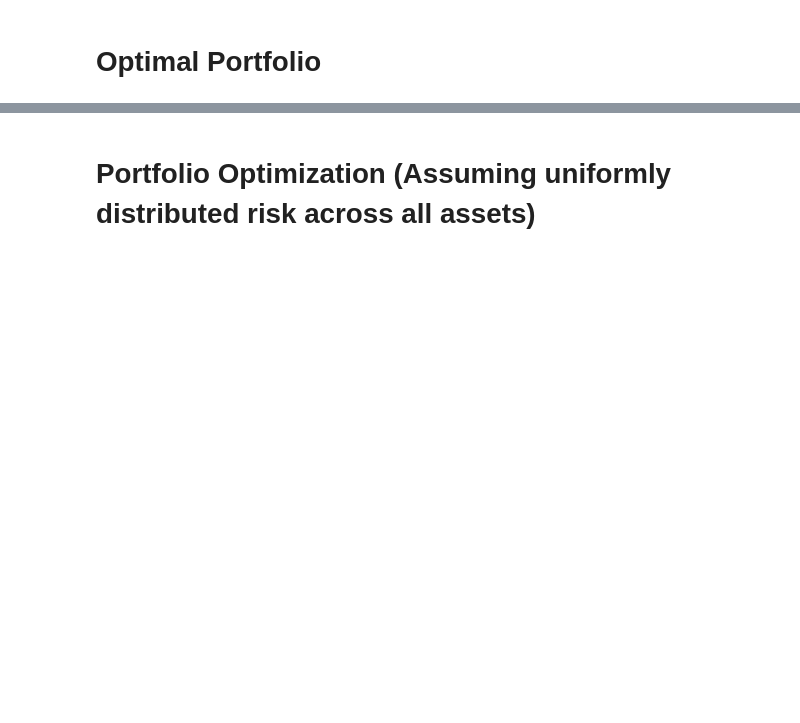
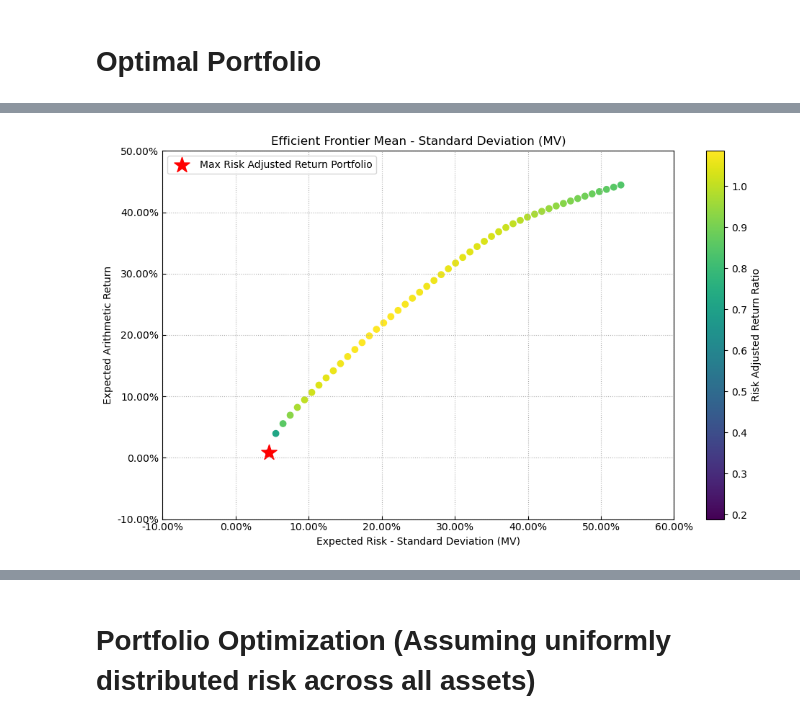
Before and after one commit to ssenhouse/Project1, a Jupyter notebook: fab_five_portfolio_picker.ipynb, the cells around one changed output, grey strips where cells are left out. Cells and saved outputs as stored; diff of their text form; code cells hidden in the pictures; blank space fills up the shorter version.

```diff
--- a/fab_five_portfolio_picker.ipynb
+++ b/fab_five_portfolio_picker.ipynb
@@ -186,0 +204,7 @@ ax = rp.plot_pie(w=w, title='Risk Aversion Portfolio', others=0.05, nrow=25, cma
+# %%
+# Calculating the efficient frontier for the portfolio
+points = 50 # Number of points of the frontier
+
+frontier = port.efficient_frontier(model=model, rm=rm, points=points, rf=rf, hist=hist)
+
+display(frontier.T.head())
@@ -187,3 +219,28 @@ ax = rp.plot_pie(w=w, title='Risk Aversion Portfolio', others=0.05, nrow=25, cma
+# %%
+label = 'Max Risk Adjusted Return Portfolio'
+mu = port.mu
+cov = port.cov
+returns = port.returns
+
+ax = rp.plot_frontier(w_frontier=frontier,
+                      mu=mu,
+                      cov=cov,
+                      returns=returns,
+                      rm=rm,
+                      rf=0,
+                      alpha=0.05,
+                      cmap='viridis',
+                      w=w,
+                      label=label,
+                      marker='*',
+                      s=16,
+                      c='r',
+                      height=6,
+                      width=10,
+                      t_factor=252,
+                      ax=None)
+# %% [output]
+[figure, added]
 # %%
 ax = rp.plot_risk_con(w, cov=port.cov, returns=port.returns, rm=rm, rf=0, alpha=0.01,
                       color="tab:blue", height=6, width=10, ax=None)
```
Also changed, not shown: parts of 20 cells of this notebook, 1 other file.
